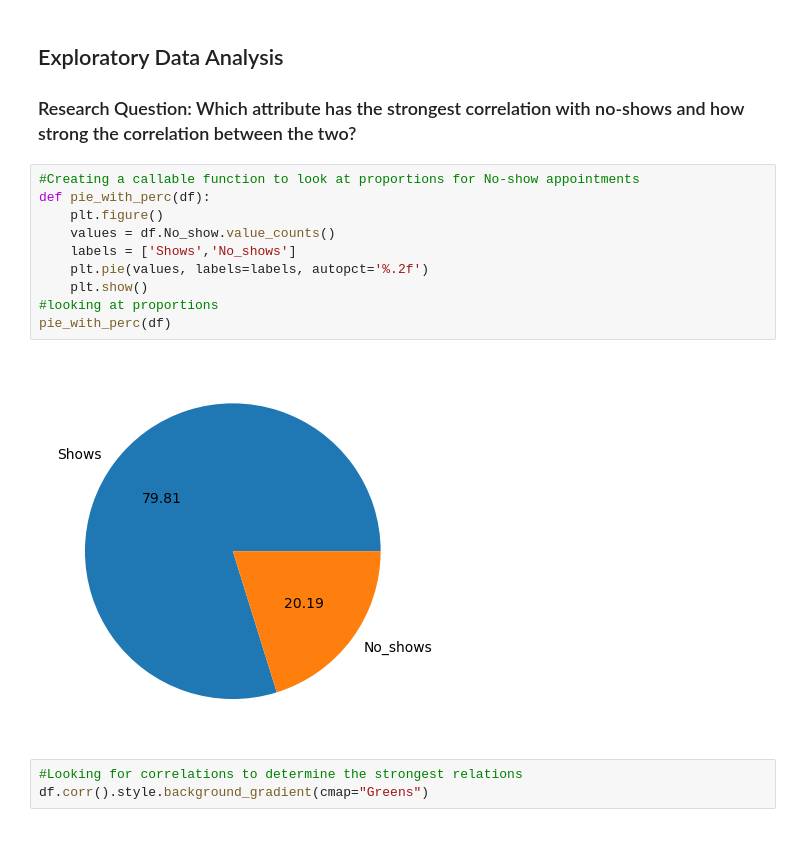
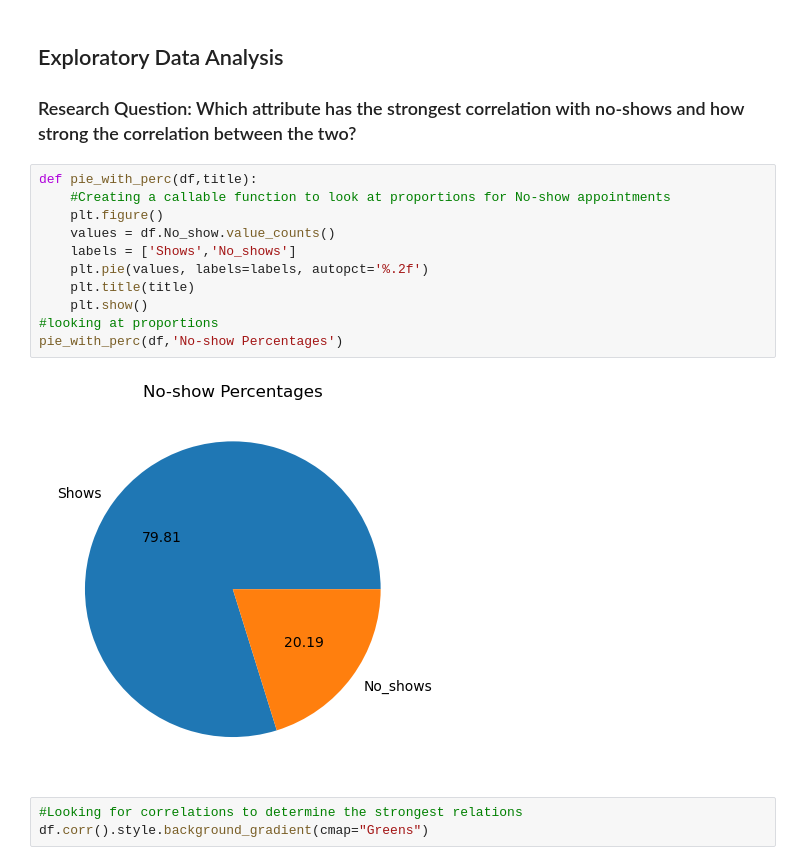
Before and after one commit to jdaugherty1216/Data-Analysis---No-show-Appointments, a Jupyter notebook: Data Analysis_No-Show Appointment.ipynb, the cells around one changed output. Drawn from its saved outputs; the diff is of its cells as text; blank space fills up the shorter version.

```diff
--- a/Data Analysis_No-Show Appointment.ipynb
+++ b/Data Analysis_No-Show Appointment.ipynb
@@ -166,17 +172,18 @@ Name: Age, dtype: float64
 
 ### Research Question: Which attribute has the strongest correlation with no-shows and how strong the correlation between the two?
 # %%
-#Creating a callable function to look at proportions for No-show appointments
-def pie_with_perc(df):
+def pie_with_perc(df,title):
+    #Creating a callable function to look at proportions for No-show appointments
     plt.figure()
     values = df.No_show.value_counts()
     labels = ['Shows','No_shows']
     plt.pie(values, labels=labels, autopct='%.2f')
+    plt.title(title)
     plt.show()
 #looking at proportions
-pie_with_perc(df)
+pie_with_perc(df,'No-show Percentages')
 # %% [output]
-[figure, old version]
+[figure, new version]
 # %%
 #Looking for correlations to determine the strongest relations
 df.corr().style.background_gradient(cmap="Greens")
```
Also changed, not shown: parts of 11 cells of this notebook.
